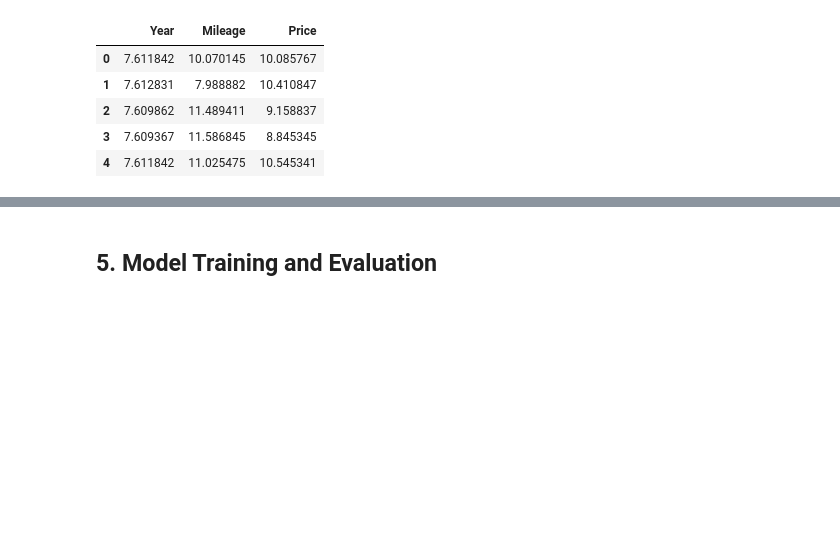
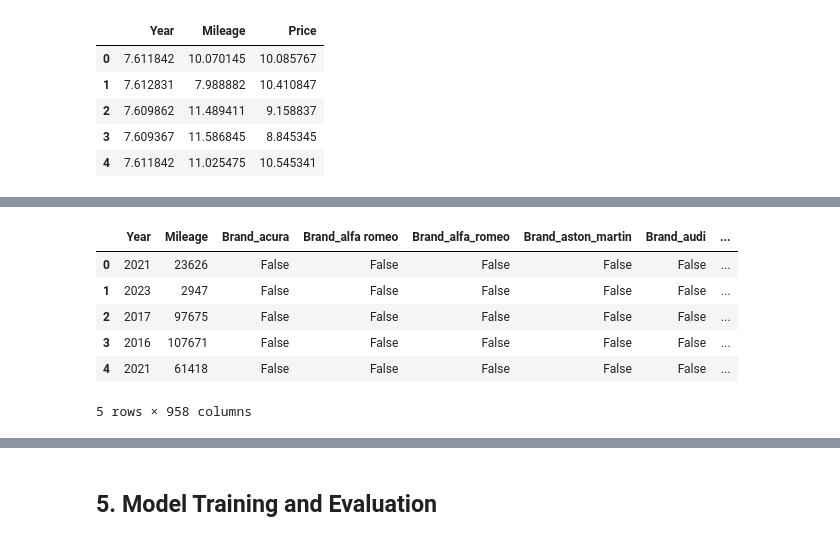
Before and after one commit to kish191919/Predict_Used_Car_Price_by_Python, a Jupyter notebook: Used_Car.ipynb, the cells around one changed output, grey strips where cells are left out. Cells and saved outputs as stored; diff of their text form; code cells hidden in the pictures; blank space fills up the shorter version.

```diff
--- a/Used_Car.ipynb
+++ b/Used_Car.ipynb
@@ -629,0 +674,21 @@ Test Set Count :  1119
+# %%
+# Select by numeric variable
+not_normalize_num = train[numerical_features]
+
+# Join numeric variable with categoric variable
+
+X_train_2 = not_normalize_num.join(dummy_cat)
+
+# Seperate price as y value
+y_train_2 = train["Price"]
+X_train_2 = X_train_2.drop("Price", axis=1)
+# %%
+X_train_2.head()
+# %% [output]
+|  | Year | Mileage | Brand_acura | Brand_alfa romeo | Brand_alfa_romeo | Brand_aston_martin | Brand_audi | ... |
+| 0 | 2021 | 23626 | False | False | False | False | False | ... |
+| 1 | 2023 | 2947 | False | False | False | False | False | ... |
+| 2 | 2017 | 97675 | False | False | False | False | False | ... |
+| 3 | 2016 | 107671 | False | False | False | False | False | ... |
+| 4 | 2021 | 61418 | False | False | False | False | False | ... |
+5 rows × 958 columns
```
Also changed, not shown: parts of 19 cells of this notebook.
